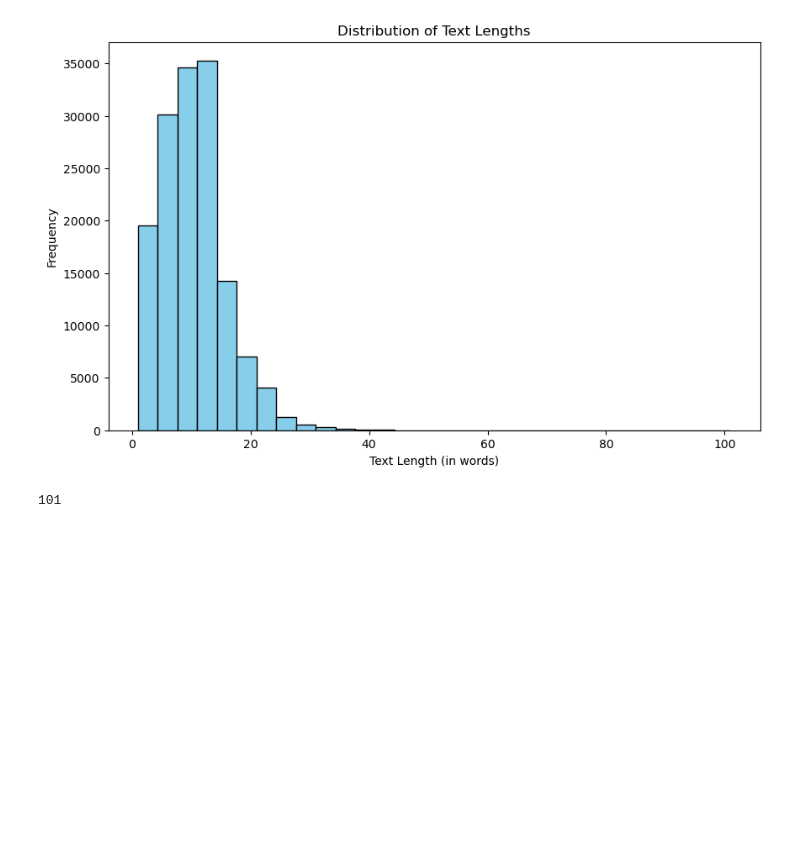
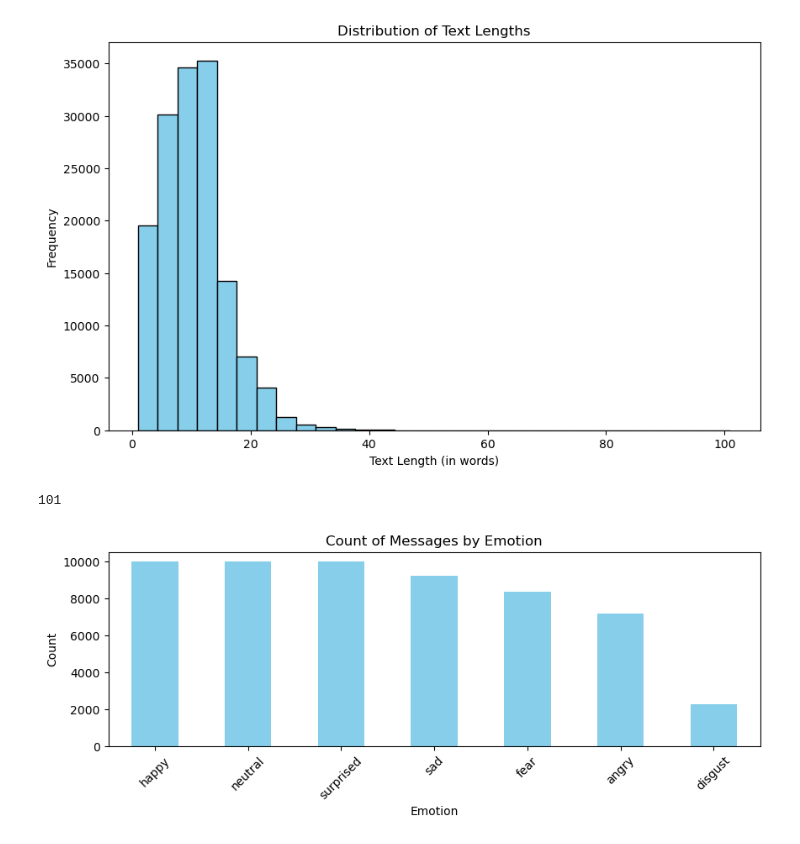
Before and after one commit to Dayfob/EmotionSensitiveVoiceAssistant, a Jupyter notebook: classification/text/preprocessing.ipynb, the cells around one changed output. Drawn from its saved outputs; the diff is of its cells as text; code cells hidden in the pictures; blank space fills up the shorter version.

Commit message:
finished assignment 8 and created the balanced dataset

```diff
--- a/classification/text/preprocessing.ipynb
+++ b/classification/text/preprocessing.ipynb
@@ -282,3 +282,19 @@ plt.show()
 max(text_lengths)
 # %% [output]
 101
+# %%
+import pandas as pd
+import matplotlib.pyplot as plt
+
+df = pd.read_csv('../../data/text/combined_cleaned_balanced_dataset.csv')
+emotion_counts = df['emotion'].value_counts()
+
+plt.figure(figsize=(10,3))
+emotion_counts.plot(kind='bar', color='skyblue')
+plt.title('Count of Messages by Emotion')
+plt.xlabel('Emotion')
+plt.ylabel('Count')
+plt.xticks(rotation=45)
+plt.show()
+# %% [output]
+[figure, added]
```
Also changed, not shown: 4 other files.
